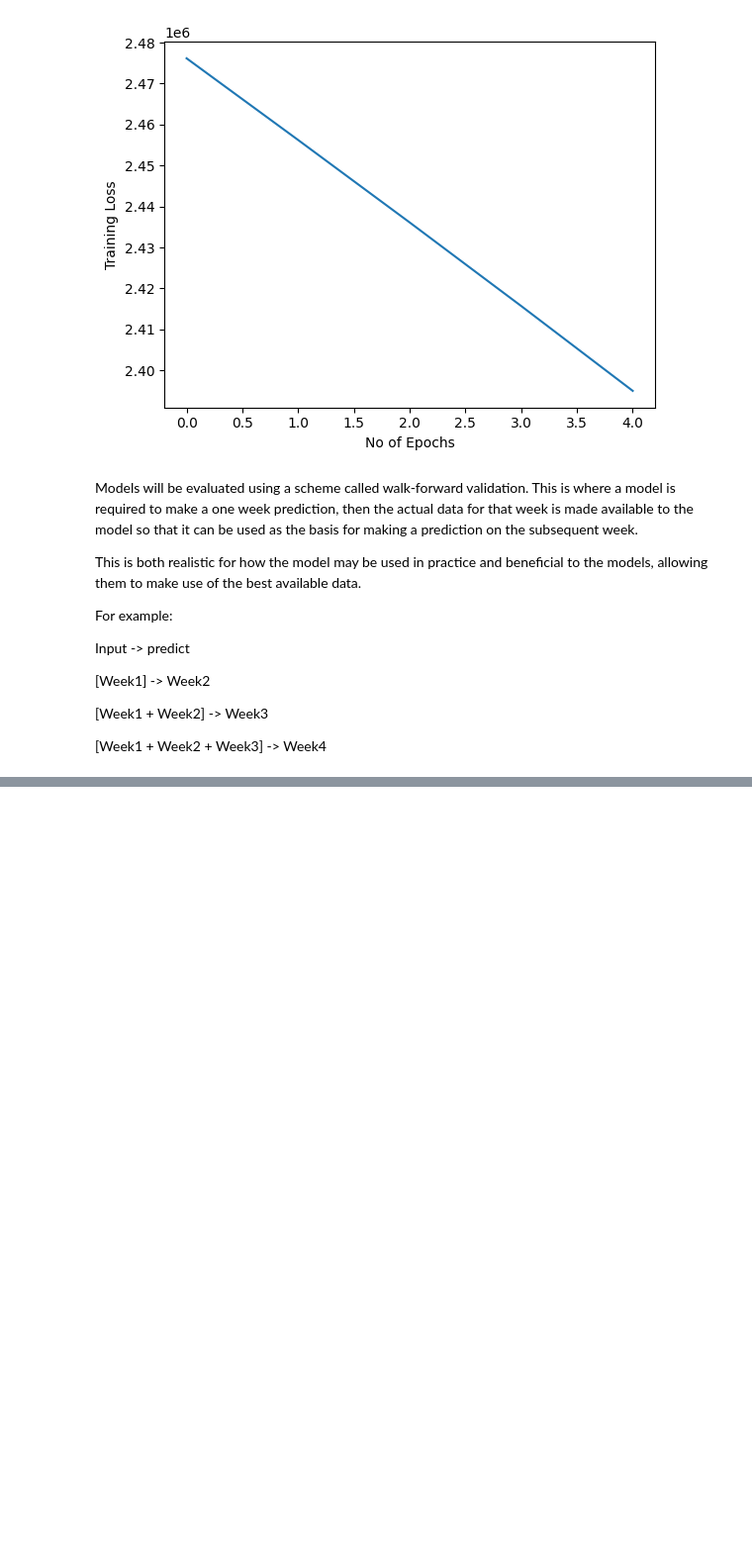
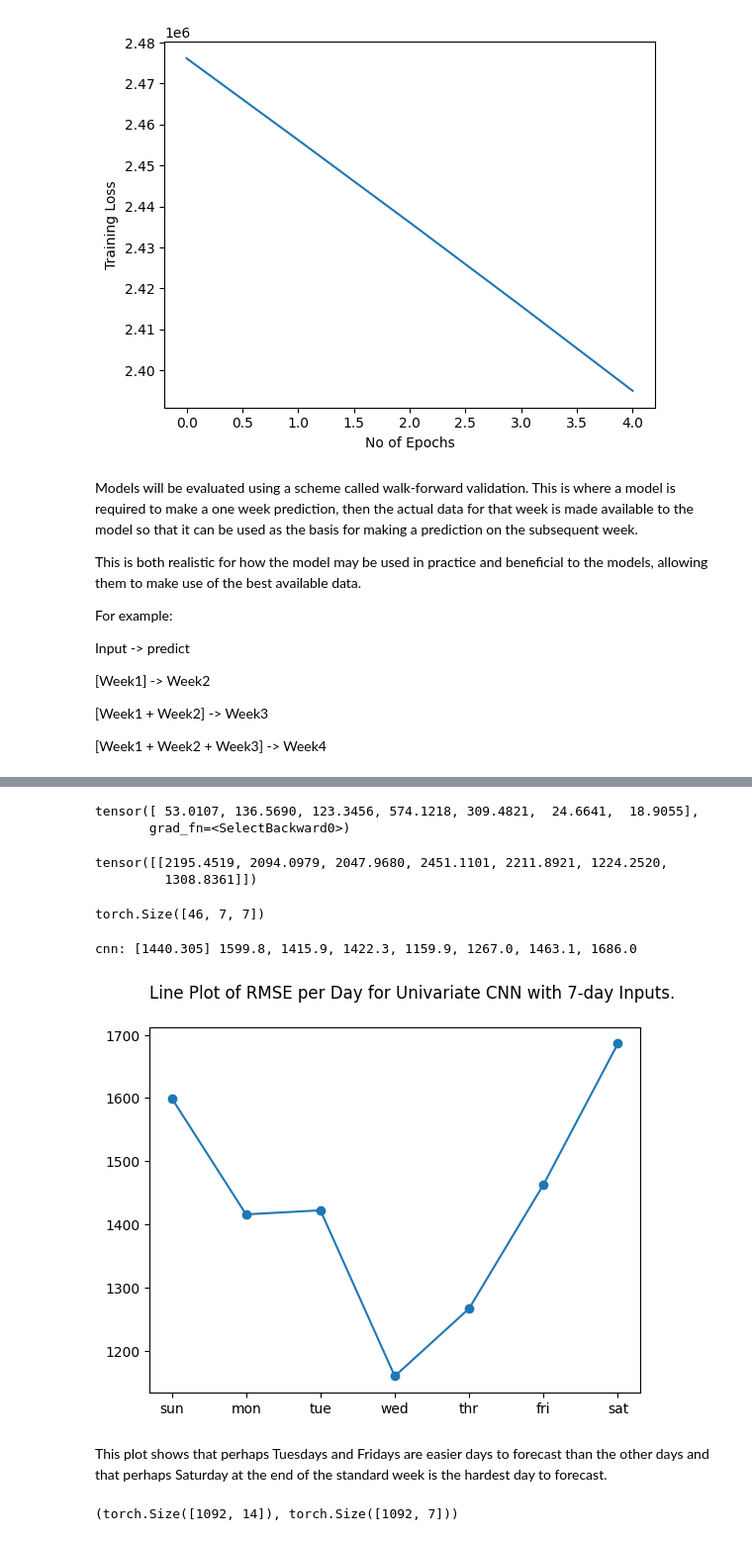
Before and after one commit to Suryasadasivam/Time_series_practice, a Jupyter notebook: Time_series_forecasting_CNN.ipynb, the cells around one changed output, grey strips where cells are left out. Shown at 99% size. Drawn from its saved outputs; the diff is of its cells as text; code cells hidden in the pictures; blank space fills up the shorter version.

```diff
--- a/Time_series_forecasting_CNN.ipynb
+++ b/Time_series_forecasting_CNN.ipynb
@@ -429,3 +429,8 @@ Input -> predict
 [Week1 + Week2]  -> Week3
 
 [Week1 + Week2 + Week3]  ->  Week4
+# %%
+# summarize scores
+def summarize_scores(name, score, scores):
+    s_scores = ', '.join(['%.1f' % s for s in scores])
+    print('%s: [%.3f] %s' % (name, score, s_scores))
@@ -431,0 +483,60 @@ Input -> predict
+# %%
+model.forward(X[-1][None])[0]
+# %% [output]
+tensor([ 53.0107, 136.5690, 123.3456, 574.1218, 309.4821,  24.6641,  18.9055],
+       grad_fn=<SelectBackward0>)
+# %%
+
+train[-1][:, 0][None]
+# %% [output]
+tensor([[2195.4519, 2094.0979, 2047.9680, 2451.1101, 2211.8921, 1224.2520,
+         1308.8361]])
+# %%
+test.shape
+# %% [output]
+torch.Size([46, 7, 7])
+# %%
+
+#evaluation
+
+#get the last train
+n_test = len(test)
+n_input = 7
+
+#extract the last 7 days training data from train
+history = train[-1][:, 0]
+#rehsape hist into (B, T, C)
+B = 1
+T = 7
+C = 1
+
+predictions = []
+
+for i in range(n_test):
+    n_in = 0
+    # reshape the data from (B, T, C) -> (B, C, T)
+    history = torch.tensor(history).view(B, T, C)
+    # # reshape into [1, n_input, 1]
+    with torch.no_grad():
+        yhat = model.forward(history)
+        # store the predictions
+        predictions.append(yhat[0].tolist())
+    history = test[i][n_in:n_in+n_input, 0]
+    n_in += n_input
+
+predictions = array(predictions)
+score, scores = evaluate_forecasts(array(test[:, :, 0].tolist()), predictions)
+# %%
+
+# summarize scores
+summarize_scores('cnn', score, scores)
+# plot scores
+days = ['sun', 'mon', 'tue', 'wed', 'thr', 'fri', 'sat']
+plt.plot(days, scores, marker='o', label='cnn')
+plt.title("Line Plot of RMSE per Day for Univariate CNN with 7-day Inputs. \n", loc='left')
+plt.show()
+# %% [output]
+cnn: [1440.305] 1599.8, 1415.9, 1422.3, 1159.9, 1267.0, 1463.1, 1686.0
+[figure, added]
+# %% [markdown]
+This plot shows that perhaps Tuesdays and Fridays are easier days to forecast than the other days and that perhaps Saturday at the end of the standard week is the hardest day to forecast.
@@ -431,0 +561,6 @@ Input -> predict
+# %%
+
+X, y = to_supervised(train, 14)
+X.shape, y.shape
+# %% [output]
+(torch.Size([1092, 14]), torch.Size([1092, 7]))
```
Also changed, not shown: parts of 5 cells of this notebook.
